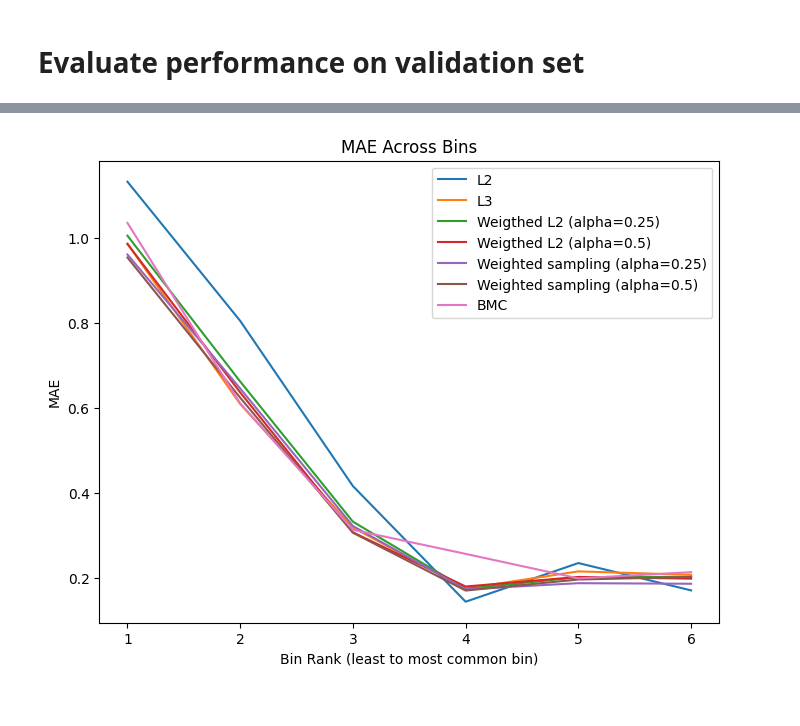
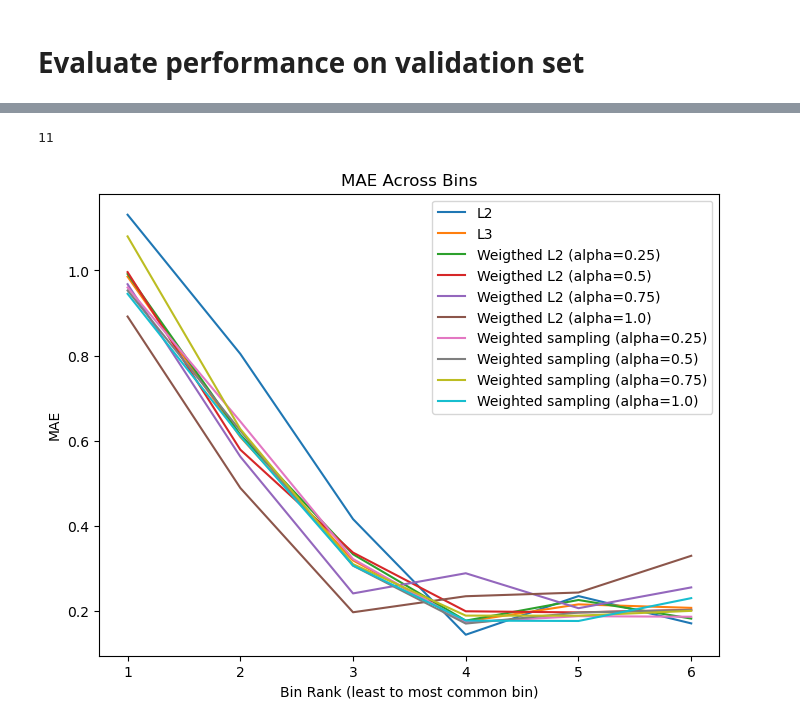
Before and after one commit to lhmtrinh/Remote-Sensing-Wealth-Index, a Jupyter notebook: model_validation.ipynb, the cells around one changed output, grey strips where cells are left out. Drawn from its saved outputs; the diff is of its cells as text; code cells hidden in the pictures.

```diff
--- a/model_validation.ipynb
+++ b/model_validation.ipynb
@@ -69,8 +69,12 @@ experiments = [
     ['L3', './experiments/ex_4'],
     ['Weigthed L2 (alpha=0.25)', './experiments/ex_5'],
     ['Weigthed L2 (alpha=0.5)', './experiments/ex_6'],
+    ['Weigthed L2 (alpha=0.75)', './experiments/ex_10'],
+    ['Weigthed L2 (alpha=1.0)', './experiments/ex_11'],
     ['Weighted sampling (alpha=0.25)', './experiments/ex_7'],
     ['Weighted sampling (alpha=0.5)', './experiments/ex_8'],
+    ['Weighted sampling (alpha=0.75)', './experiments/ex_12'],
+    ['Weighted sampling (alpha=1.0)', './experiments/ex_13'],
     ['BMC', './experiments/ex_9'],
 ]
 # %%
@@ -92,20 +100,24 @@ for experiment, path in experiments:
+# %%
+len(MAE_records)
+# %% [output]
+11
 # %%
 plt.figure(figsize=(8, 6))
-for i in range(0, 7):
+for i in range(0, 10):
     plt.plot(range(1,7), MAE_records[i], label=experiments[i][0])
 
 # Adding title and labels
 plt.title('MAE Across Bins')
 plt.xlabel('Bin Rank (least to most common bin)')
 plt.ylabel('MAE')
 
 # Adding a legend
 plt.legend()
 
 # Display the plot
 plt.show()
 # %% [output]
-[figure, old version]
+[figure, new version]
 # %%
 MAE_records_ubalanced = []
 for experiment, path in experiments:
```
Also changed, not shown: parts of 3 cells of this notebook, 4 other files.
